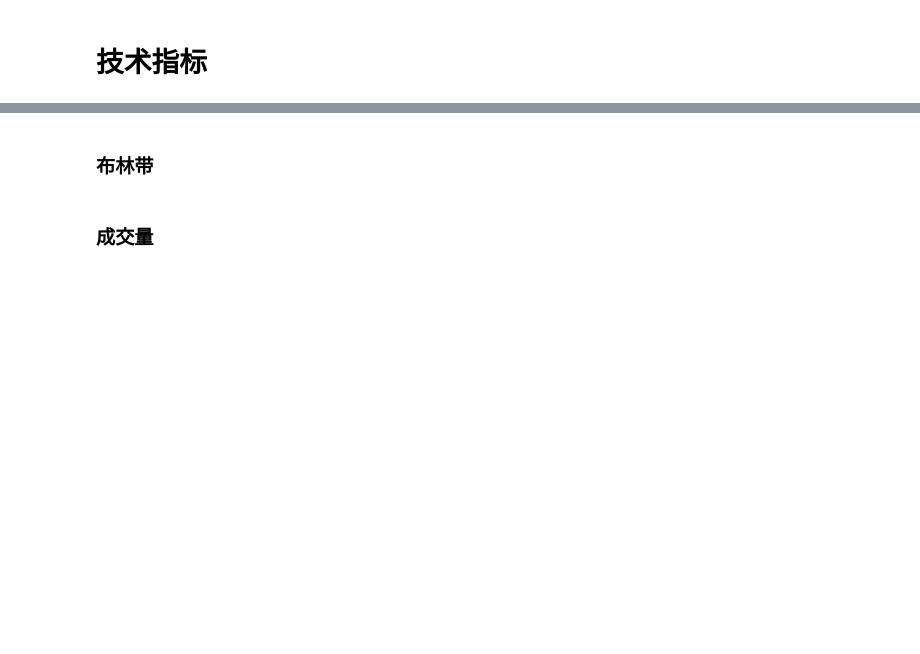
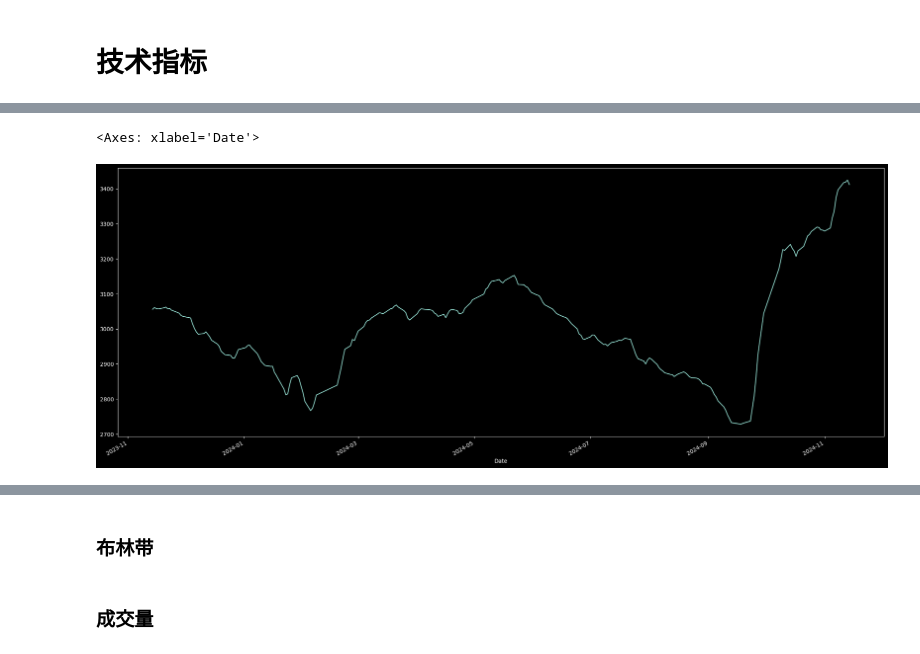
Before and after one commit to xnraiser/my_quan, a Jupyter notebook: indicators.ipynb, the cells around one changed output, grey strips where cells are left out. Cells and saved outputs as stored; diff of their text form; code cells hidden in the pictures; blank space fills up the shorter version.

```diff
--- a/indicators.ipynb
+++ b/indicators.ipynb
@@ -60,0 +92,12 @@ calculate_sma(df, 5).plot(x_compat=True)
+# %%
+# 计算指数移动平均线（EMA）
+def calculate_ema(data, window):
+    data['EMA'] = data['Close'].ewm(span=window, adjust=False).mean()
+
+calculate_ema(df, 6)
+fig = plt.figure()
+fig.set_size_inches(25, 10)
+df['EMA'].plot(x_compat=True)
+# %% [output]
+<Axes: xlabel='Date'>
+[figure, added]
```
Also changed, not shown: parts of 9 cells of this notebook.
